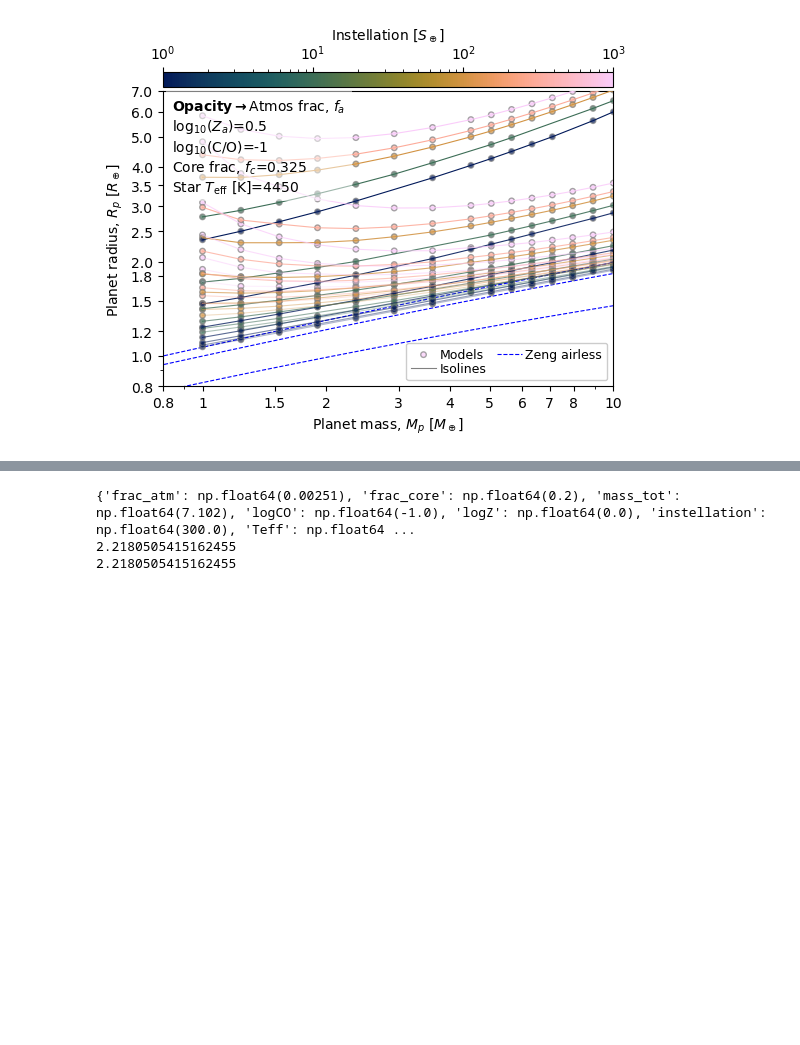
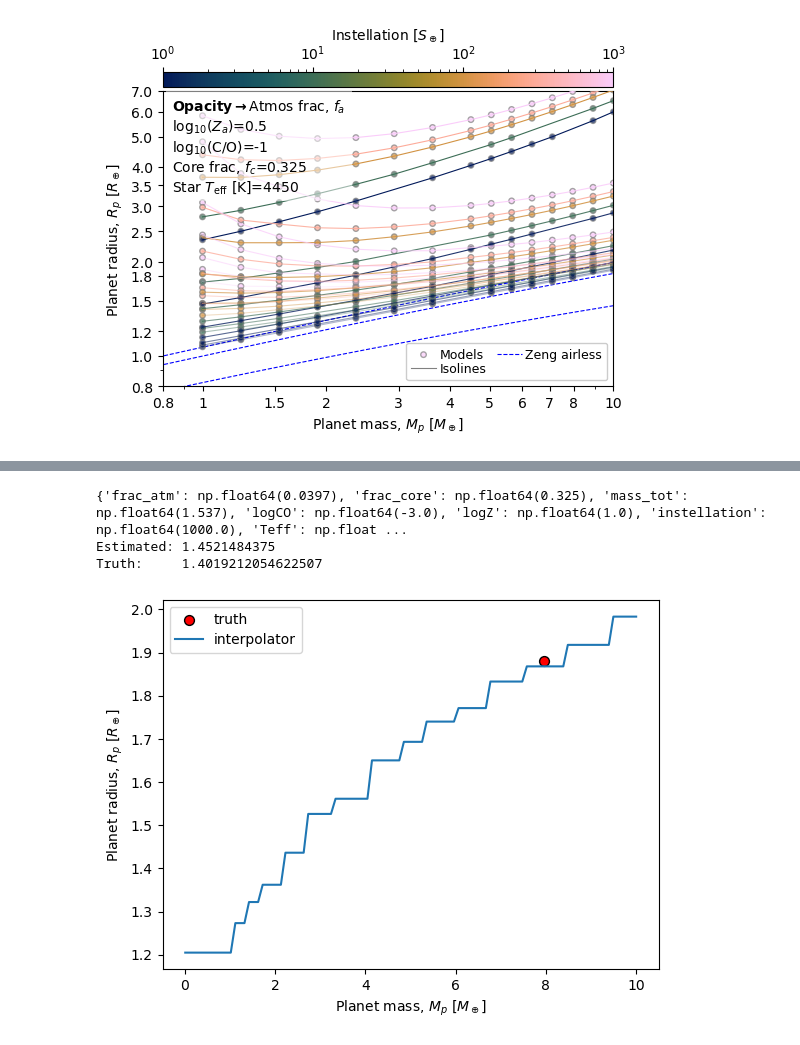
Before and after one commit to nichollsh/InferAGNI, a Jupyter notebook: notebooks/test.ipynb, the cells around one changed output, grey strips where cells are left out. Cells and saved outputs as stored; diff of their text form; code cells hidden in the pictures; blank space fills up the shorter version.

Commit message:
Tidy notebooks. Add regulargrid interpolator tutorial

```diff
--- a/notebooks/test.ipynb
+++ b/notebooks/test.ipynb
@@ -147,26 +163,38 @@ Teff
 # %%
-idx = 12_034
+idx = 263
 
+# order must match dimensions used for the interpolator
 eval_loc = {k: gr.data[k].values[idx]/ia.plot.units[k][0] for k in gr.input_keys}
 print(eval_loc)
 
-# order must match dimensions used for the interpolator
-# eval_loc = {
-#     "frac_atm": 0.01,
-#     "frac_core": 0.325,
-#     "mass_tot": 0.1,
-#     "logCO": -1,
-#     "logZ": 0.5,
-#     "instellation": 10.0,
-#     "Teff": 4450,
-# }
-
+# test interpolation...
 val_est = interp(*eval_loc.values())
-print(val_est)
-
 val_tru = gr.data["r_phot"].values[idx]*ia.plot.units["r_phot"][0]
-print(val_tru)
+print(f"Estimated: {val_est}")
+print(f"Truth:     {val_tru}")
 # %% [output]
-{'frac_atm': np.float64(0.00251), 'frac_core': np.float64(0.2), 'mass_tot': np.float64(7.102), 'logCO': np.float64(-1.0), 'logZ': np.float64(0.0), 'instellation': np.float64(300.0), 'Teff': np.float64 ...
-2.2180505415162455
-2.2180505415162455
+{'frac_atm': np.float64(0.0397), 'frac_core': np.float64(0.325), 'mass_tot': np.float64(1.537), 'logCO': np.float64(-3.0), 'logZ': np.float64(1.0), 'instellation': np.float64(1000.0), 'Teff': np.float ...
+Estimated: 1.4521484375
+Truth:     1.4019212054622507
+# %%
+idx = 673
+
+fig,ax = plt.subplots(1,1)
+
+eval_loc = {k: gr.data[k].values[idx]/ia.plot.units[k][0] for k in gr.input_keys}
+val_tru = gr.data["r_phot"].values[idx]*ia.plot.units["r_phot"][0]
+ax.scatter(eval_loc["mass_tot"], val_tru, s=50, c='r', label="truth", edgecolors='k')
+
+mass_arr = np.linspace(0.01, 10, 100)
+val_est = []
+for mass in mass_arr:
+    eval_loc["mass_tot"] = mass / ia.plot.units["mass_tot"][0]
+    val_est.append(interp(*eval_loc.values()))
+
+ax.plot(mass_arr, val_est, label="interpolator")
+ax.set(xlabel=ia.plot.units["mass_tot"][2], ylabel=ia.plot.units["r_phot"][2])
+ax.legend()
+
+plt.show()
+# %% [output]
+[figure, added]
```
Also changed, not shown: parts of 3 cells of this notebook, 6 other files.
